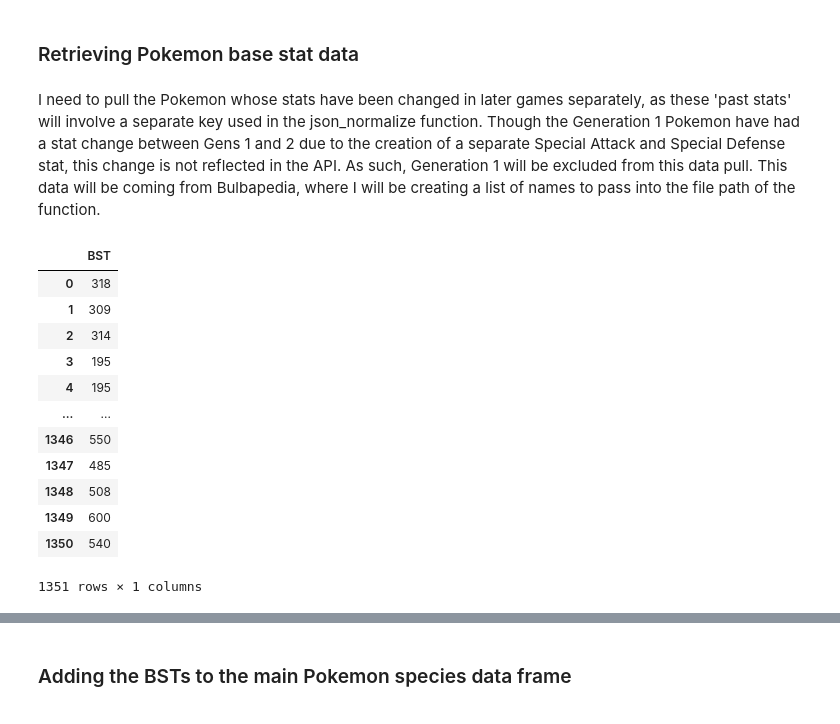
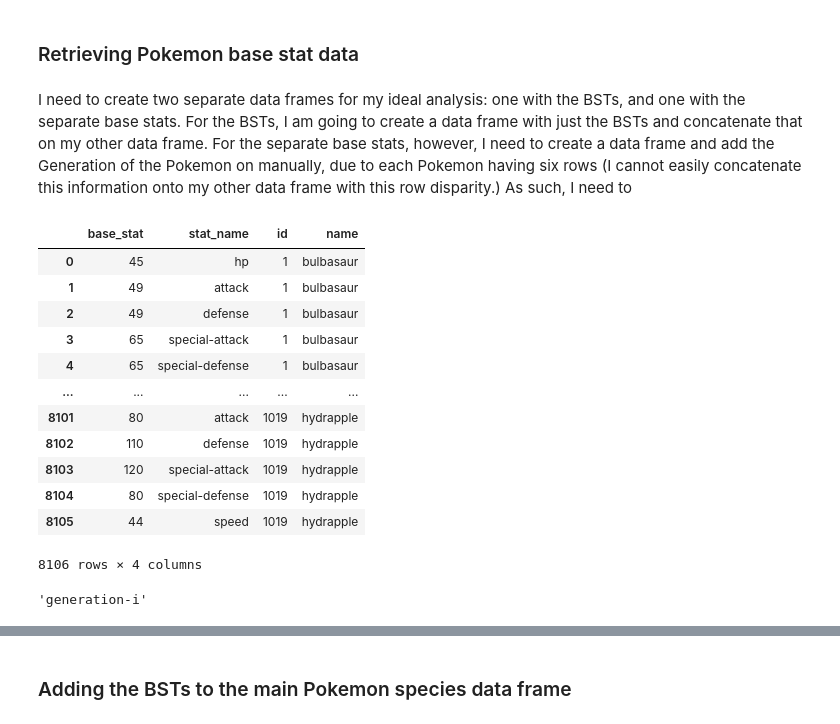
Before and after one commit to AEG-1309/me204-final-project, a Jupyter notebook: notebooks/NB01-Data-Collection.ipynb, the cells around one changed output, grey strips where cells are left out. Saved outputs shown, nothing was run; the diff lists cells and outputs as text; code cells hidden in the pictures.

Commit message:
Created new data frame for separate base stats.

```diff
--- a/notebooks/NB01-Data-Collection.ipynb
+++ b/notebooks/NB01-Data-Collection.ipynb
@@ -88,7 +103,7 @@ for i in range(len(api_calls)):
 .rename(): I realized that when I was creating the separate data frame for the Pokemon's generation data, some of the column names were being repeated (ex: 'name' being used for both the name of the Pokemon species and the name of the generation where the Pokemon originated from). As such, I decided to use the .rename function, which takes a dictionary using the original names as keys and the new names as the values. You can rename either columns or indexes with these, but I chose to rename columns to eliminate duplicate names.
 # %%
 main_df = ''
-with open(f'../data/raw/{name[0]}_spec.json', mode='r') as f:
+with open(f'../data/raw/{mon_name[0]}_spec.json', mode='r') as f:
         data = json.load(f)
         df = pd.json_normalize(
             data,
@@ -102,7 +117,7 @@ initial_df = pd.concat([df,gen_df],axis=1)
 
 
 for i in range(1, len(api_calls)):
-        with open(f'../data/raw/{name[i]}_spec.json', mode='r') as f:
+        with open(f'../data/raw/{mon_name[i]}_spec.json', mode='r') as f:
                 data = json.load(f)
                 df = pd.json_normalize(
                 data,
@@ -130,4 +145,4 @@ for i in range(len(stat_calls)):
                 pokemon_json = request.json()
                 json.dump(pokemon_json,f,indent=4)
 # %% [markdown]
-I need to pull the Pokemon whose stats have been changed in later games separately, as these 'past stats' will involve a separate key used in the json_normalize function. Though the Generation 1 Pokemon have had a stat change between Gens 1 and 2 due to the creation of a separate Special Attack and Special Defense stat, this change is not reflected in the API. As such, Generation 1 will be excluded from this data pull. This data will be coming from Bulbapedia, where I will be creating a list of names to pass into the file path of the function.
+I need to create two separate data frames for my ideal analysis: one with the BSTs, and one with the separate base stats. For the BSTs, I am going to create a data frame with just the BSTs and concatenate that on my other data frame. For the separate base stats, however, I need to create a data frame and add the Generation of the Pokemon on manually, due to each Pokemon having six rows (I cannot easily concatenate this information onto my other data frame with this row disparity.) As such, I need to
@@ -158,37 +149,61 @@ I need to pull the Pokemon whose stats have been changed in later games separate
 # %%
+## Total BST
 with open(f'../data/raw/{form_name[0]}_stat.json', mode='r') as f:
     data = json.load(f)
     dfi = pd.json_normalize(
         data,
         record_path = 'stats',
         sep='_'
     )
     dfi = dfi.assign(BST = dfi['base_stat'].sum()).drop(index = range(1,6)).drop(columns = ['base_stat','effort','stat_name','stat_url'])
 
 for i in range(1, len(stat_calls)):
     with open(f'../data/raw/{form_name[i]}_stat.json', mode='r') as f:
             data = json.load(f)
             df = pd.json_normalize(
                 data,
                 record_path = 'stats',
                 sep='_'
             )
             df = df.assign(BST = df['base_stat'].sum()).drop(index = range(1,6)).drop(columns = ['base_stat','effort','stat_name','stat_url'])
     BST_df = pd.concat([dfi,df],axis=0, ignore_index = True)
     dfi = BST_df
 
-BST_df
+## Separate Base Stats
+with open(f'../data/raw/{form_name[0]}_stat.json', mode='r') as f:
+    data = json.load(f)
+    dfi = pd.json_normalize(
+        data,
+        record_path = 'stats',
+        meta = ['id', 'name'],
+        sep='_'
+    )
+
+for i in range(1, len(stat_calls)):
+    with open(f'../data/raw/{form_name[i]}_stat.json', mode='r') as f:
+            data = json.load(f)
+            df = pd.json_normalize(
+                data,
+                record_path = 'stats',
+                meta = ['id','name'],
+                sep='_'
+            )
+    stats_df = pd.concat([dfi,df],axis=0, ignore_index = True)
+    dfi = stats_df
+
+stats_df = stats_df.drop(columns = ['effort', 'stat_url'])
+stats_df
 # %% [output]
-|  | BST |
-| 0 | 318 |
-| 1 | 309 |
-| 2 | 314 |
-| 3 | 195 |
-| 4 | 195 |
-| ... | ... |
-| 1346 | 550 |
-| 1347 | 485 |
-| 1348 | 508 |
-| 1349 | 600 |
-| 1350 | 540 |
+|  | base_stat | stat_name | id | name |
+| 0 | 45 | hp | 1 | bulbasaur |
+| 1 | 49 | attack | 1 | bulbasaur |
+| 2 | 49 | defense | 1 | bulbasaur |
+| 3 | 65 | special-attack | 1 | bulbasaur |
+| 4 | 65 | special-defense | 1 | bulbasaur |
+| ... | ... | ... | ... | ... |
+| 8101 | 80 | attack | 1019 | hydrapple |
+| 8102 | 110 | defense | 1019 | hydrapple |
+| 8103 | 120 | special-attack | 1019 | hydrapple |
+| 8104 | 80 | special-defense | 1019 | hydrapple |
+| 8105 | 44 | speed | 1019 | hydrapple |
-1351 rows × 1 columns
+8106 rows × 4 columns
@@ -194,0 +215,4 @@ BST_df
+# %%
+discover_generation('bulbasaur')
+# %% [output]
+'generation-i'
```
Also changed, not shown: parts of 5 cells of this notebook, 3 other files.
